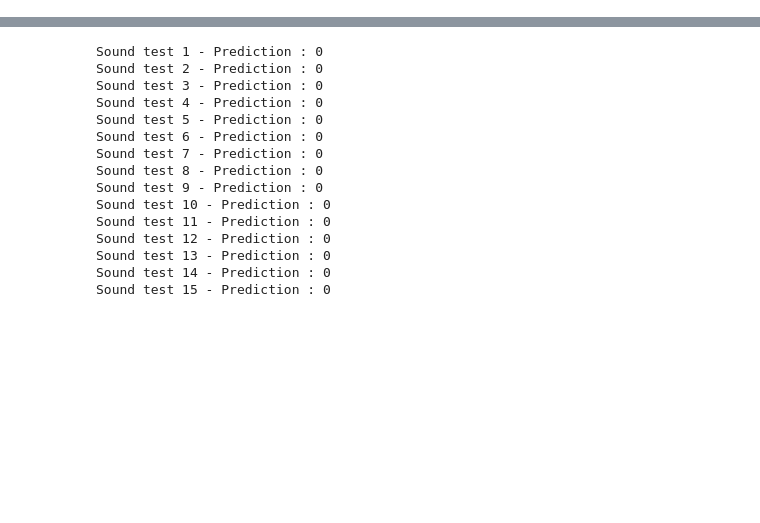
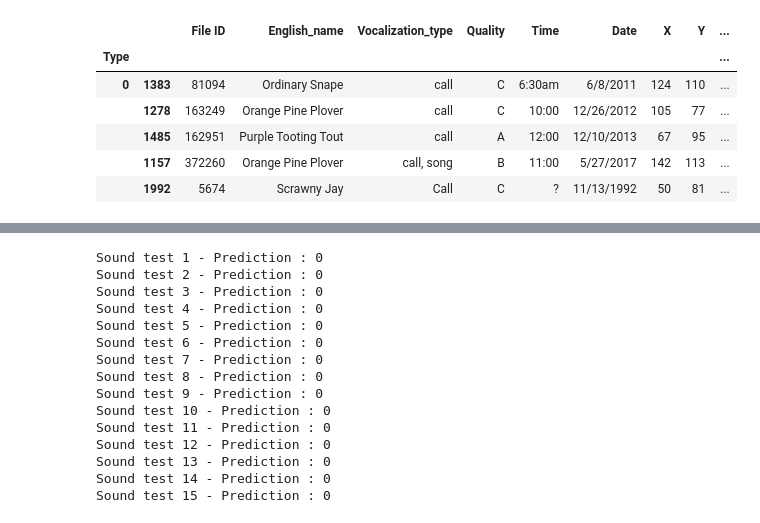
Before and after one commit to guillaumefrd/vast-challenge-2018-mc1, a Jupyter notebook: birds_sound_classification.ipynb, the cells around one changed output, grey strips where cells are left out. Cells and saved outputs as stored; diff of their text form; code cells hidden in the pictures; blank space fills up the shorter version.

```diff
--- a/birds_sound_classification.ipynb
+++ b/birds_sound_classification.ipynb
@@ -117,9 +0,0 @@ for file in files:
-# %%
-# visualize the signals
-fig = plt.figure(figsize=(17,12))
-for idx, sound in enumerate(sounds[1:]):
-    ax = fig.add_subplot(5, 3, idx+1)
-    ax.plot(sound, c="C{}".format(idx%9))
-
-plt.tight_layout()
-plt.show()
@@ -231,19 +0,0 @@ Type
-# %%
-# Test records dataframe
-df_test = pd.read_csv('Test Birds Location.csv')
-mean_test = []
-std_test = []
-min_test = []
-max_test = []
-
-for sound in sounds[1:]:
-    mean_test.append(np.mean(sound))
-    std_test.append(np.std(sound))
-    min_test.append(np.min(sound))
-    max_test.append(np.max(sound))
-
-df_test = df_test.assign(mean=mean_test, std=std_test, min=min_test, max=max_test)
-
-df_test = df_test.drop(columns=['ID'])
-
-print(df_test)
@@ -309,0 +88,25 @@ Confusion matrix: [[109   1]
+# %%
+# Compute 4 parameters for all sounds
+mean_all = []
+std_all = []
+min_all = []
+max_all = []
+
+for sound in sounds_all:
+    mean_all.append(np.mean(sound))
+    std_all.append(np.std(sound))
+    min_all.append(np.min(sound))
+    max_all.append(np.max(sound))
+
+df_all_show = df_all_show.assign(mean=mean_all, std=std_all,
+                                 min=min_all, max=max_all)
+
+df_all_show.head()
+# %% [output]
+|  |  | File ID | English_name | Vocalization_type | Quality | Time | Date | X | Y | ... |
+| Type |  |  |  |  |  |  |  |  |  | ... |
+| 0 | 1383 | 81094 | Ordinary Snape | call | C | 6:30am | 6/8/2011 | 124 | 110 | ... |
+|  | 1278 | 163249 | Orange Pine Plover | call | C | 10:00 | 12/26/2012 | 105 | 77 | ... |
+|  | 1485 | 162951 | Purple Tooting Tout | call | A | 12:00 | 12/10/2013 | 67 | 95 | ... |
+|  | 1157 | 372260 | Orange Pine Plover | call, song | B | 11:00 | 5/27/2017 | 142 | 113 | ... |
+|  | 1992 | 5674 | Scrawny Jay | Call | C | ? | 11/13/1992 | 50 | 81 | ... |
```
Also changed, not shown: parts of 47 cells of this notebook.
